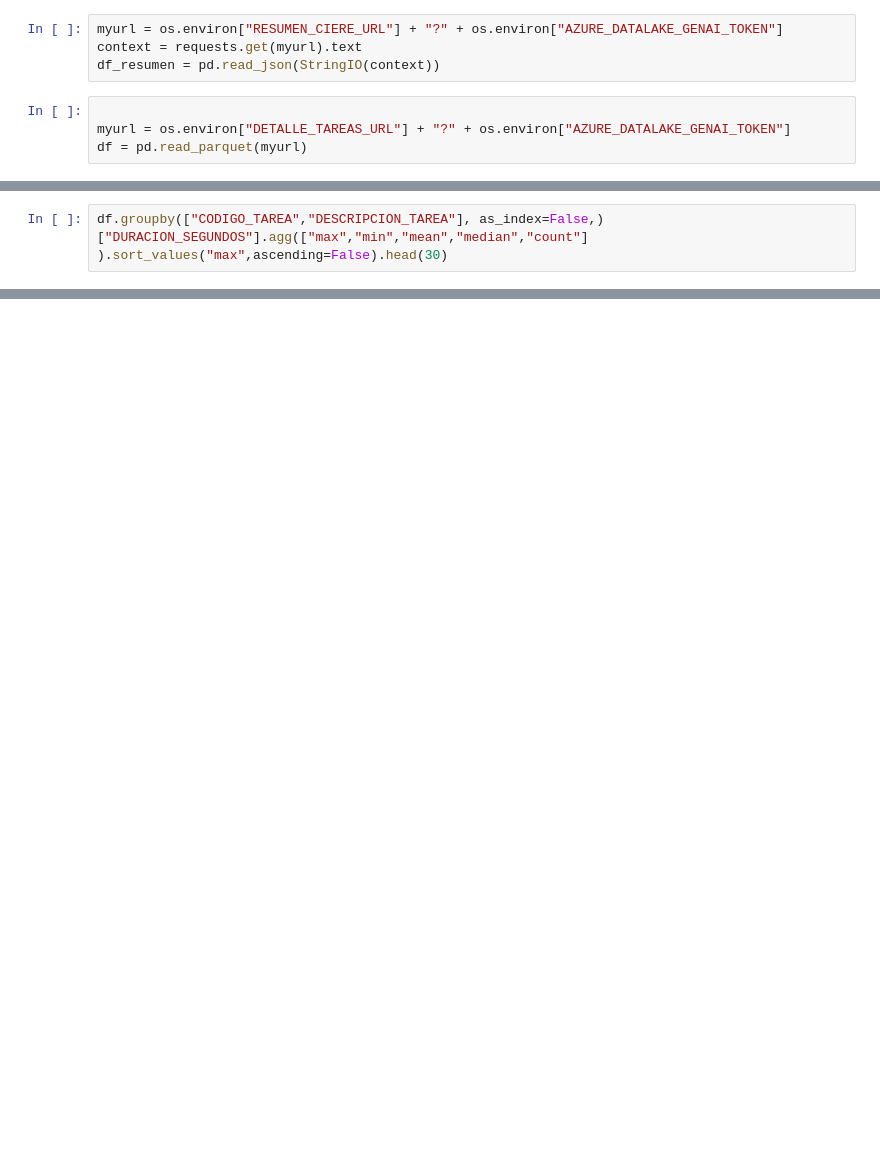
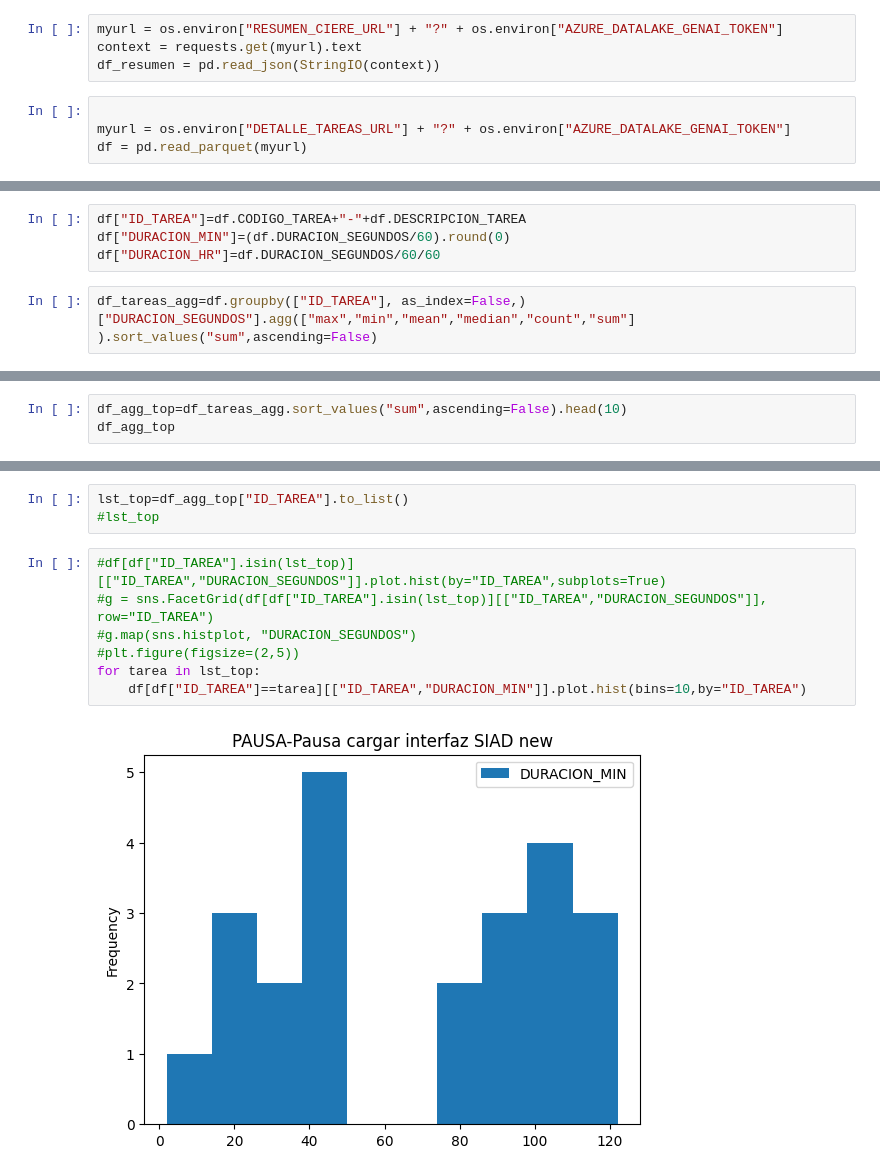
Before and after one commit to juanmedina-seti/bancow_genai, a Jupyter notebook: src/QACierreCaliMemV2/analisis.ipynb, the cells around one changed output, grey strips where cells are left out. Drawn from its saved outputs; the diff is of its cells as text; blank space fills up the shorter version.

```diff
--- a/src/QACierreCaliMemV2/analisis.ipynb
+++ b/src/QACierreCaliMemV2/analisis.ipynb
@@ -35,2 +23,6 @@ df
+# %%
+df["ID_TAREA"]=df.CODIGO_TAREA+"-"+df.DESCRIPCION_TAREA
+df["DURACION_MIN"]=(df.DURACION_SEGUNDOS/60).round(0)
+df["DURACION_HR"]=df.DURACION_SEGUNDOS/60/60
 # %%
-df.groupby(["CODIGO_TAREA","DESCRIPCION_TAREA"], as_index=False,)["DURACION_SEGUNDOS"].agg(["max","min","mean","median","count"]	).sort_values("max",ascending=False).head(30)
+df_tareas_agg=df.groupby(["ID_TAREA"], as_index=False,)["DURACION_SEGUNDOS"].agg(["max","min","mean","median","count","sum"]	).sort_values("sum",ascending=False)
@@ -54,0 +33,3 @@ df.groupby(["CODIGO_TAREA","DESCRIPCION_TAREA"], as_index=False,)["DURACION_SEGU
+# %%
+df_agg_top=df_tareas_agg.sort_values("sum",ascending=False).head(10)
+df_agg_top
@@ -54,0 +48,12 @@ df.groupby(["CODIGO_TAREA","DESCRIPCION_TAREA"], as_index=False,)["DURACION_SEGU
+# %%
+lst_top=df_agg_top["ID_TAREA"].to_list()
+#lst_top
+# %%
+#df[df["ID_TAREA"].isin(lst_top)][["ID_TAREA","DURACION_SEGUNDOS"]].plot.hist(by="ID_TAREA",subplots=True)
+#g = sns.FacetGrid(df[df["ID_TAREA"].isin(lst_top)][["ID_TAREA","DURACION_SEGUNDOS"]], row="ID_TAREA")
+#g.map(sns.histplot, "DURACION_SEGUNDOS")
+#plt.figure(figsize=(2,5))
+for tarea in lst_top:
+    df[df["ID_TAREA"]==tarea][["ID_TAREA","DURACION_MIN"]].plot.hist(bins=10,by="ID_TAREA")
+# %% [output]
+[figure, added]
```
Also changed, not shown: parts of 8 cells of this notebook, 1 other file.
